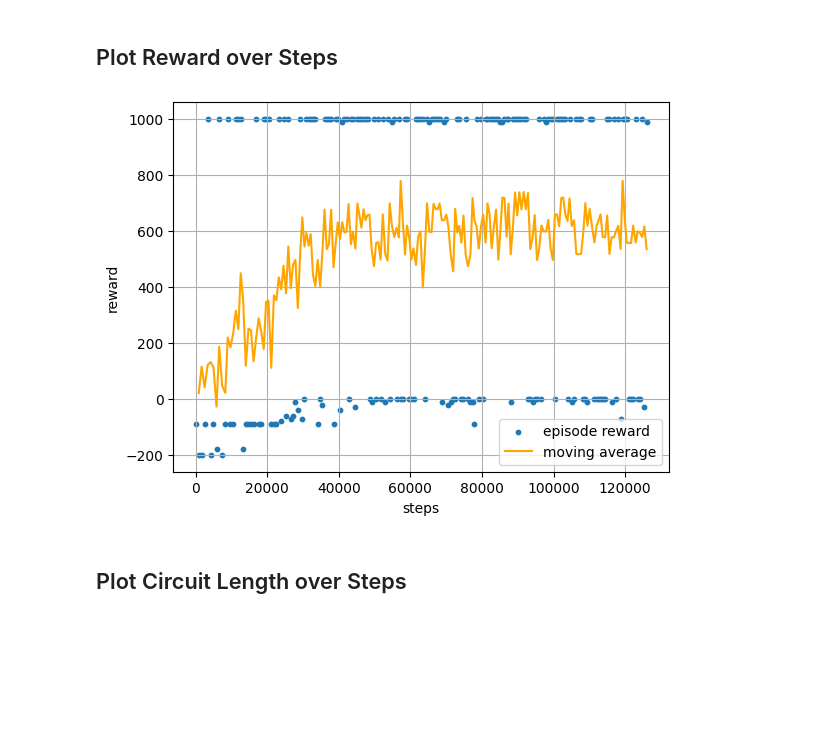
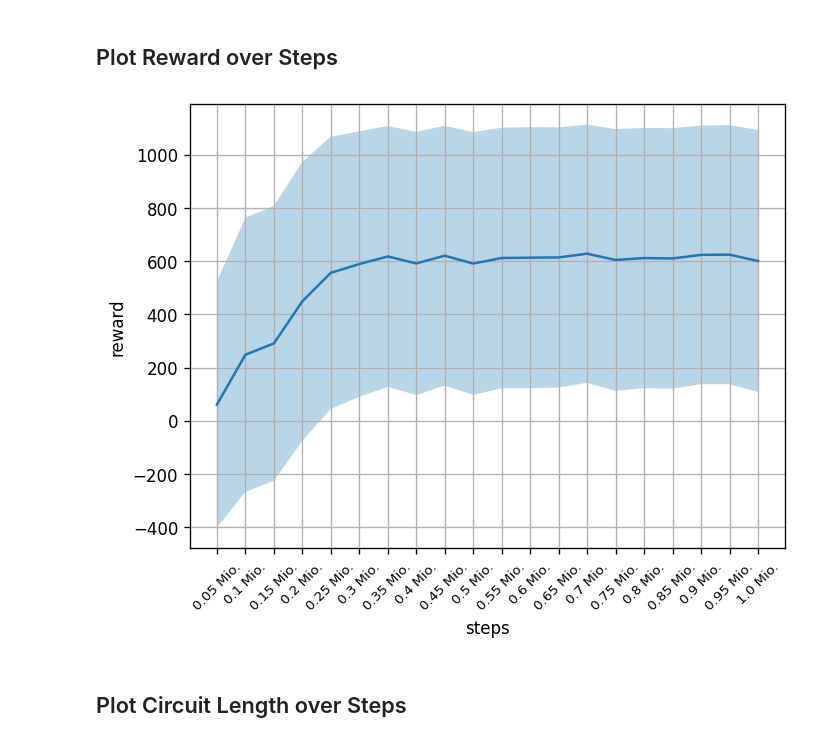
Before and after one commit to westoun/qcs-rl, a Jupyter notebook: evaluation.ipynb, the cells around one changed output. Cells and saved outputs as stored; diff of their text form; code cells hidden in the pictures; blank space fills up the shorter version.

Commit message:
Adjust plot data and format

```diff
--- a/evaluation.ipynb
+++ b/evaluation.ipynb
@@ -25,11 +25,13 @@ Requirement already satisfied: six>=1.5 in ./venv/lib/python3.9/site-packages (f
 WARNING: You are using pip version 21.2.4; however, version 25.2 is available.
 You should consider upgrading via the '/Users/christophstein/Documents/jku/qcs-rl/venv/bin/python -m pip install --upgrade pip' command.
 Note: you may need to restart the kernel to use updated packages.
+# %%
+plt.rcParams["figure.dpi"] = 120
 # %%
 LOG_DIR = "logs"
 # %%
-test_df = pd.read_csv(f"{LOG_DIR}/eval.monitor.csv", skiprows=1)
-test_df.head()
+test_df_raw = pd.read_csv(f"{LOG_DIR}/eval.monitor.csv", skiprows=1)
+test_df_raw.head()
 # %% [output]
 |  | r | l | t |
 | 0 | -90.01 | 10 | 28.952910 |
@@ -38,7 +40,10 @@ test_df.head()
 | 3 | -180.01 | 10 | 28.957872 |
 | 4 | -180.01 | 10 | 28.960152 |
 # %%
-EPISODE_CUTOFF = 10 # must be same as in training code.
+# All of the following must be same as in training code.
+EPISODE_CUTOFF = 10
+N_EVAL_EPISODES=1_000
+EVAL_FREQUENCY=50_000
 # %% [markdown]
 # Data Preparation
 # %%
@@ -72,6 +103,3 @@ Index(['r', 'l', 't'], dtype='object')
-# %%
-# Select every nth datapoint to avoid plot clutter
-test_df = test_df[test_df.index % 100 == 0]
 # %% [markdown]
 # Data Analysis
 # %% [markdown]
@@ -79,18 +107,20 @@ test_df = test_df[test_df.index % 100 == 0]
 # %%
 ax = plt.subplot()
 
+ax.plot(test_df["steps"], test_df["r_mean"])
+ax.fill_between(
+    test_df["steps"], test_df["r_lower_bound"], test_df["r_upper_bound"], alpha=0.3
+)
 
-ax.scatter(test_df["steps"], test_df["r"], label="episode reward", s=10)
-ax.plot(test_df["steps"], test_df["r_avg"], label="moving average", c="orange")
 
 ax.set_xlabel("steps")
 ax.set_ylabel("reward")
 
-plt.legend()
 plt.grid()
+plt.xticks(fontsize=8, rotation=45)
 plt.show()
 # %% [output]
-[figure, old version]
+[figure, new version]
 # %% [markdown]
 ## Plot Circuit Length over Steps
 # %%
```
Also changed, not shown: parts of 4 cells of this notebook.
